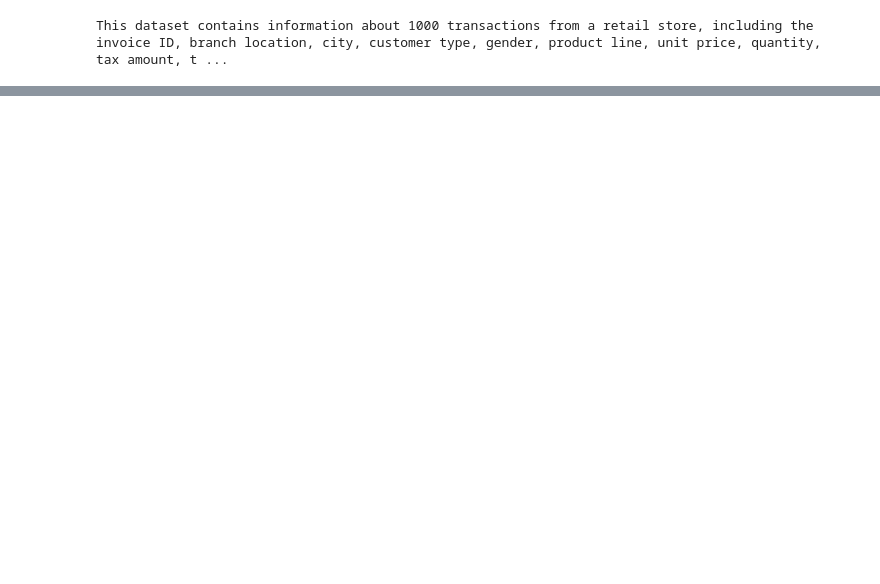
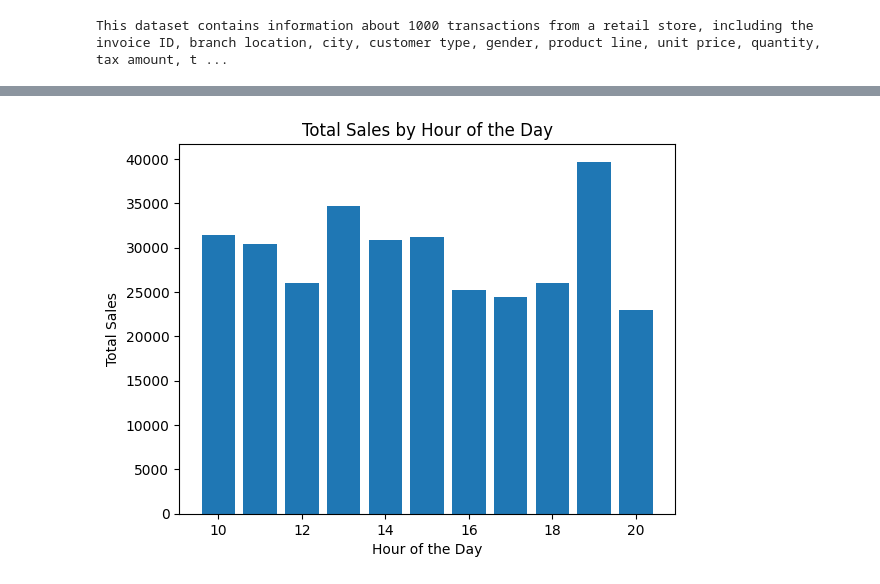
Before and after one commit to gilgamesh7/sketch_pandas_intro, a Jupyter notebook: app.ipynb, the cells around one changed output, grey strips where cells are left out. Drawn from its saved outputs; the diff is of its cells as text; code cells hidden in the pictures; blank space fills up the shorter version.

```diff
--- a/app.ipynb
+++ b/app.ipynb
@@ -32,0 +196,22 @@ This dataset contains information about 1000 transactions from a retail store, i
+# %%
+# Import necessary libraries
+import pandas as pd
+import matplotlib.pyplot as plt
+
+# Convert the 'Time' column to datetime format
+df['Time'] = pd.to_datetime(df['Time'])
+
+# Create a new column for hour of the day
+df['Hour'] = df['Time'].dt.hour
+
+# Group the dataframe by hour and sum the 'Total' column
+hourly_sales = df.groupby('Hour')['Total'].sum()
+
+# Plot the total sales by hour
+plt.bar(hourly_sales.index, hourly_sales.values)
+plt.xlabel('Hour of the Day')
+plt.ylabel('Total Sales')
+plt.title('Total Sales by Hour of the Day')
+plt.show()
+# %% [output]
+[figure, added]
```
Also changed, not shown: parts of 14 cells of this notebook, 1 other file.
